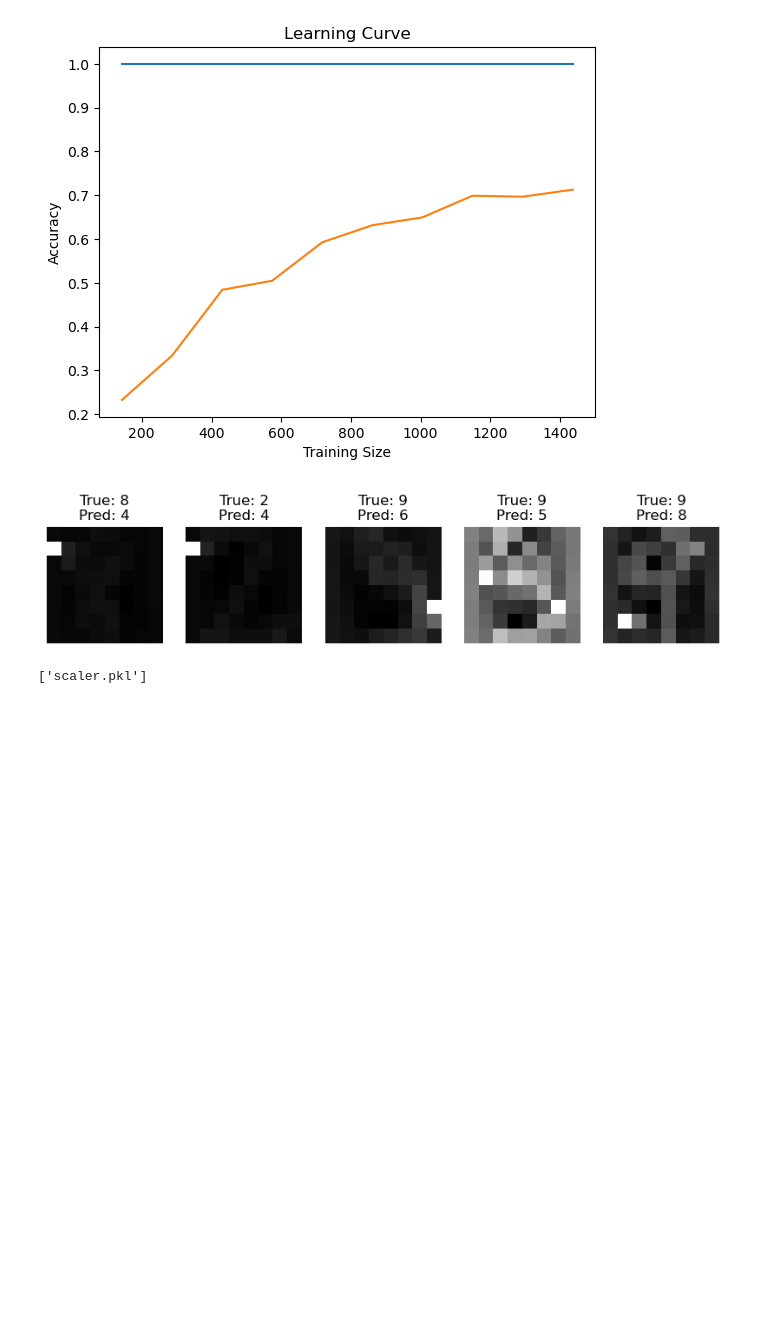
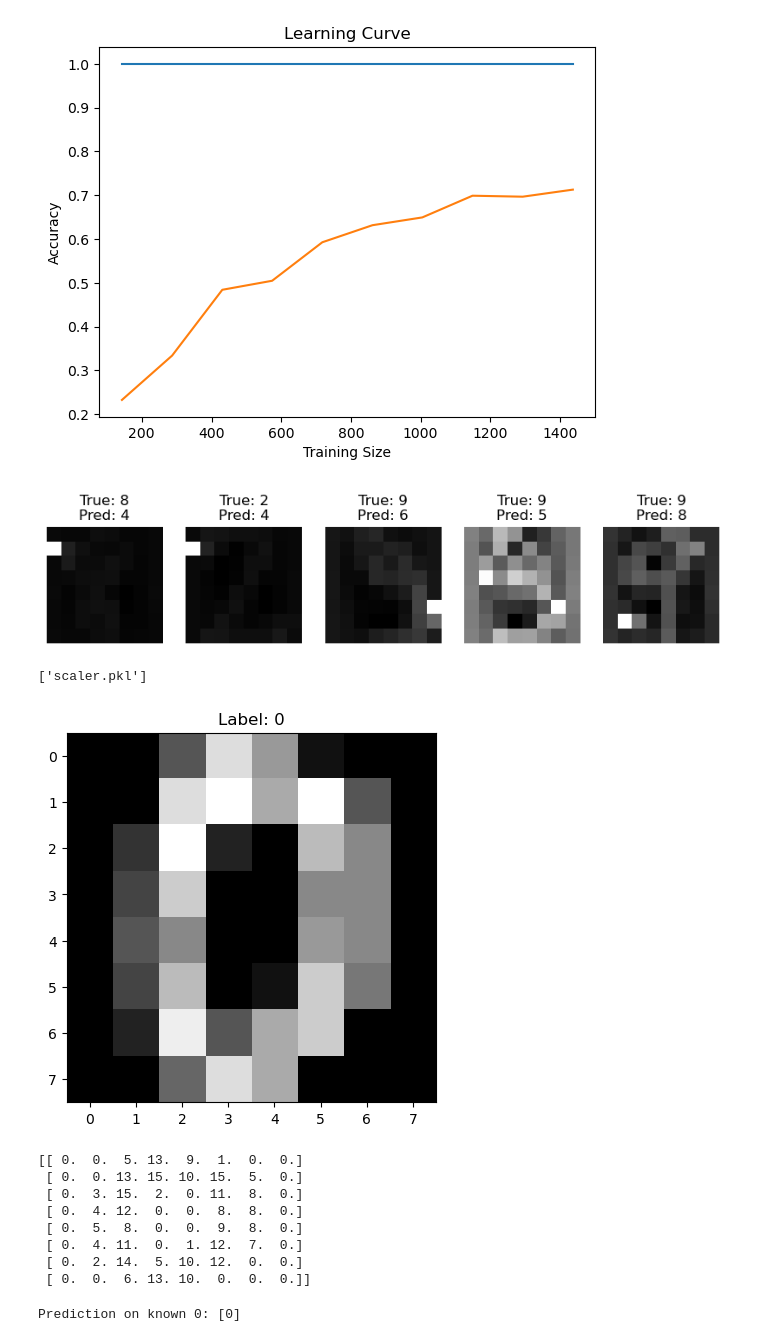
Before and after one commit to AwaisDS/Handwritten-digit-classification, a Jupyter notebook: notebooks/model_building.ipynb, the cells around one changed output. Saved outputs shown, nothing was run; the diff lists cells and outputs as text; code cells hidden in the pictures; blank space fills up the shorter version.

```diff
--- a/notebooks/model_building.ipynb
+++ b/notebooks/model_building.ipynb
@@ -194,3 +196,29 @@ joblib.dump(grid.best_estimator_, "svm_model.pkl")
 joblib.dump(scaler, "scaler.pkl")
 # %% [output]
 ['scaler.pkl']
+# %%
+import matplotlib.pyplot as plt
+from sklearn.datasets import load_digits
+digits = load_digits()
+plt.imshow(digits.images[0], cmap='gray')
+plt.title(f"Label: {digits.target[0]}")
+plt.show()
+print(digits.images[0])  # shows the raw pixel values
+# %% [output]
+[figure, added]
+[[ 0.  0.  5. 13.  9.  1.  0.  0.]
+ [ 0.  0. 13. 15. 10. 15.  5.  0.]
+ [ 0.  3. 15.  2.  0. 11.  8.  0.]
+ [ 0.  4. 12.  0.  0.  8.  8.  0.]
+ [ 0.  5.  8.  0.  0.  9.  8.  0.]
+ [ 0.  4. 11.  0.  1. 12.  7.  0.]
+ [ 0.  2. 14.  5. 10. 12.  0.  0.]
+ [ 0.  0.  6. 13. 10.  0.  0.  0.]]
+# %%
+from sklearn.datasets import load_digits
+digits = load_digits()
+X_test = digits.images[0].flatten().reshape(1, -1)  # known digit "0"
+X_scaled = scaler.transform(X_test)
+print("Prediction on known 0:", grid.best_estimator_.predict(X_scaled))
+# %% [output]
+Prediction on known 0: [0]
```
Also changed, not shown: parts of 1 cell of this notebook, 25 other files.
